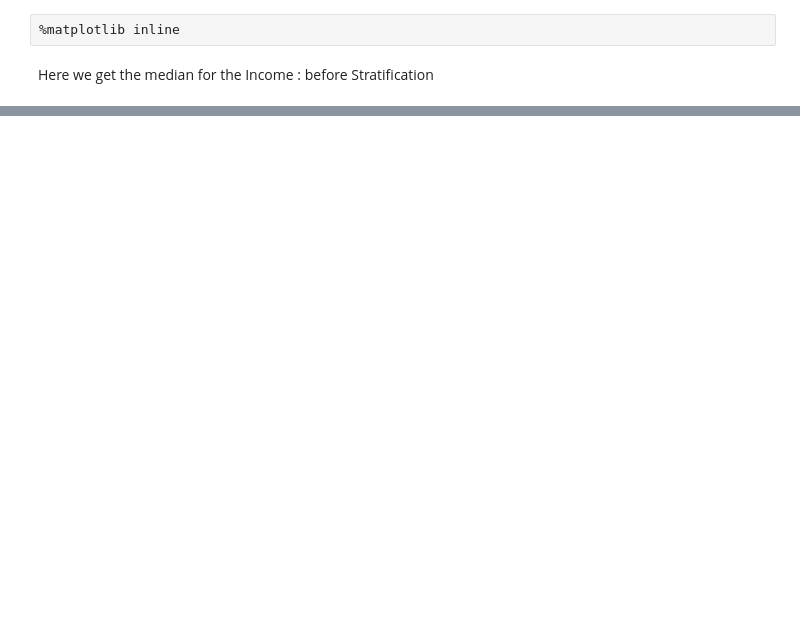
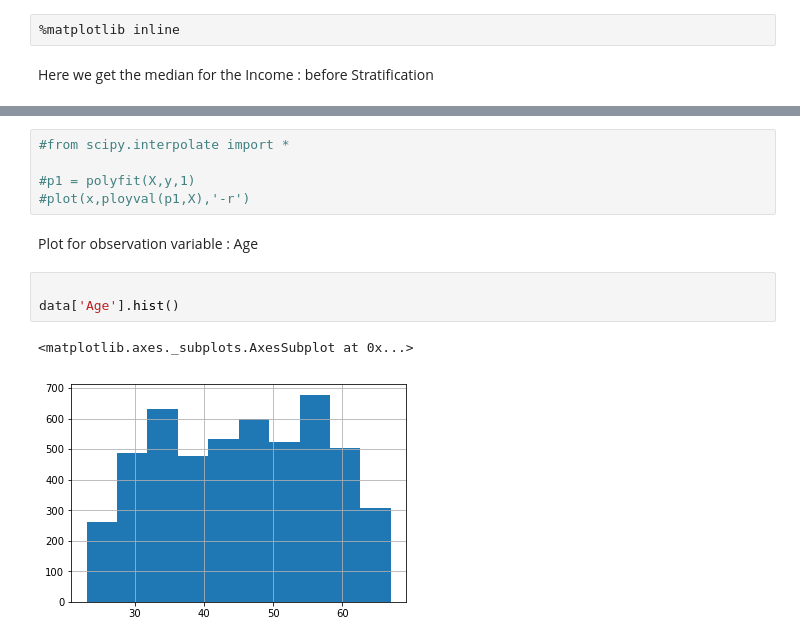
Before and after one commit to akkhil2012/MachineLearning, a Jupyter notebook: scikit_learn/LinearRegressionLoan.ipynb, the cells around one changed output, grey strips where cells are left out. Drawn from its saved outputs; the diff is of its cells as text; blank space fills up the shorter version.

```diff
--- a/scikit_learn/LinearRegressionLoan.ipynb
+++ b/scikit_learn/LinearRegressionLoan.ipynb
@@ -326,0 +217,13 @@ display(Image('test.png', width=1900, height=2000, unconfined=True))
+# %%
+#from scipy.interpolate import *
+
+#p1 = polyfit(X,y,1)
+#plot(x,ployval(p1,X),'-r')
+# %% [markdown]
+Plot for observation variable : Age
+# %%
+
+data['Age'].hist()
+# %% [output]
+<matplotlib.axes._subplots.AxesSubplot at 0x...>
+[figure, added]
```
Also changed, not shown: parts of 42 cells of this notebook.
